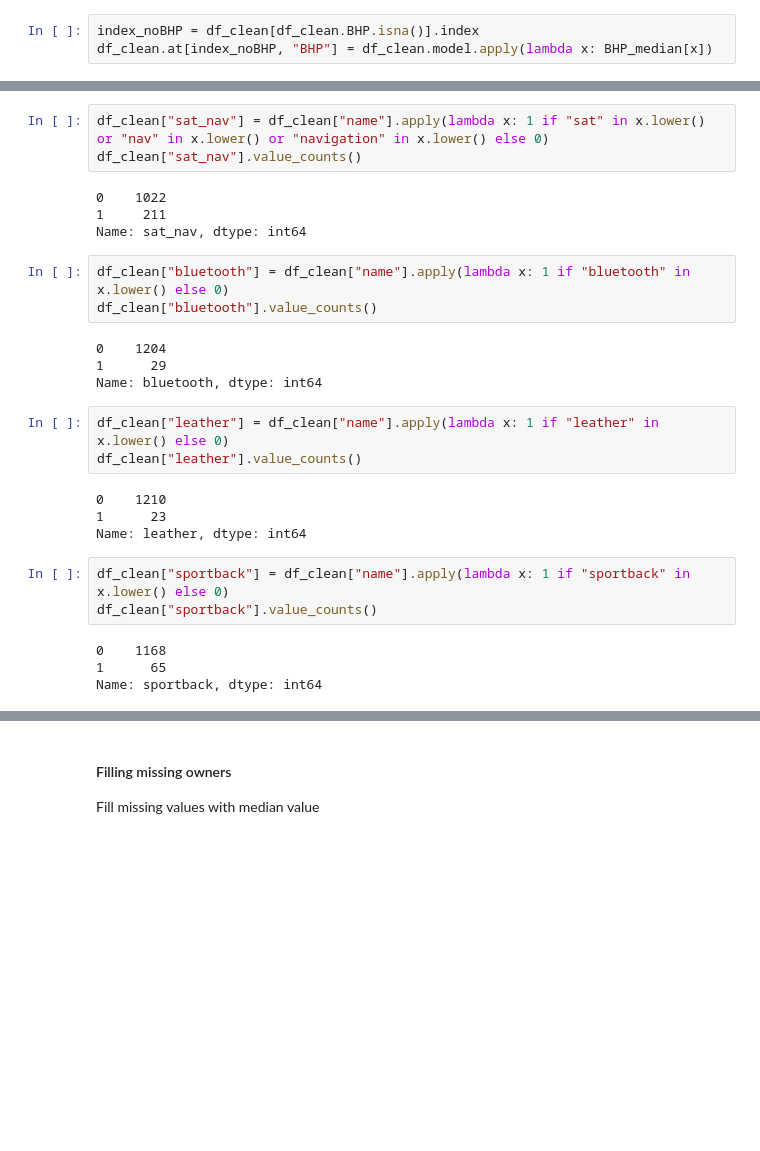
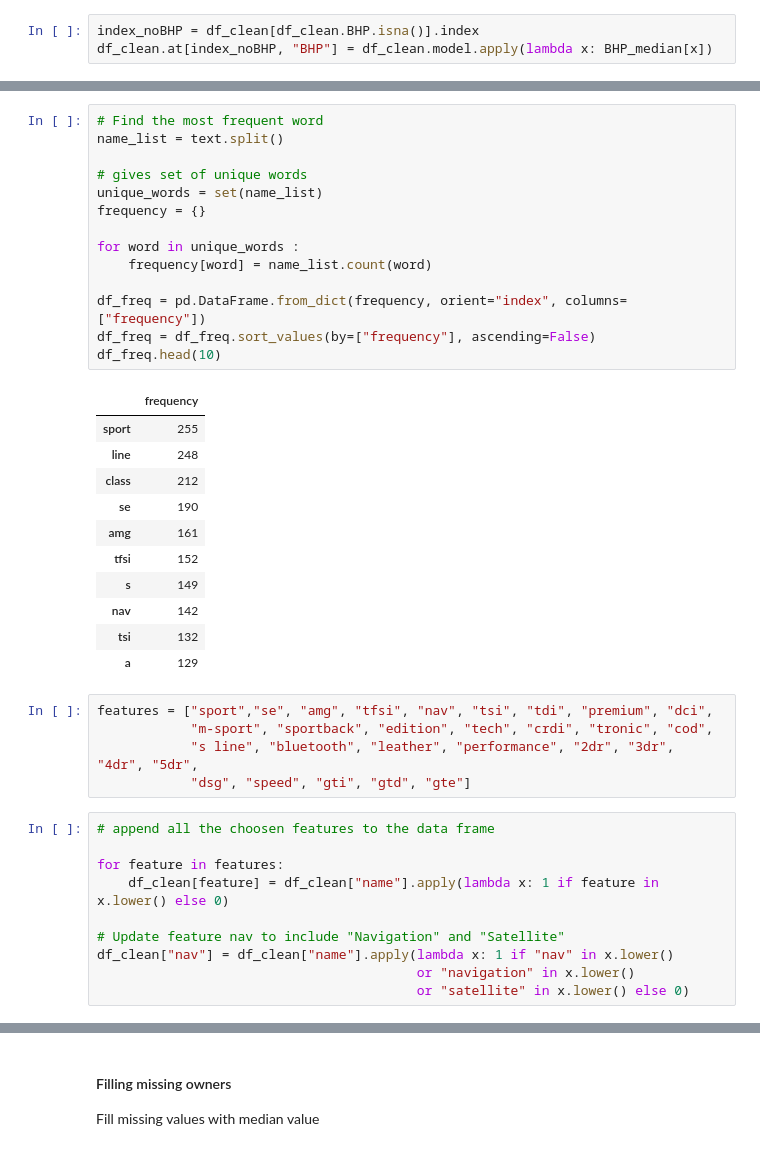
Before and after one commit to Hyang0219/Autotrader_estimator_project, a Jupyter notebook: data_cleanning.ipynb, the cells around one changed output, grey strips where cells are left out. Saved outputs shown, nothing was run; the diff lists cells and outputs as text; blank space fills up the shorter version.

```diff
--- a/data_cleanning.ipynb
+++ b/data_cleanning.ipynb
@@ -343,28 +342,41 @@ Name: amg, dtype: int64
+# %%
+# Find the most frequent word
+name_list = text.split()
+
+# gives set of unique words
+unique_words = set(name_list)
+frequency = {}
+
+for word in unique_words :
+    frequency[word] = name_list.count(word)
+
+df_freq = pd.DataFrame.from_dict(frequency, orient="index", columns=["frequency"])
+df_freq = df_freq.sort_values(by=["frequency"], ascending=False)
+df_freq.head(10)
+# %% [output]
+|  | frequency |
+| sport | 255 |
+| line | 248 |
+| class | 212 |
+| se | 190 |
+| amg | 161 |
+| tfsi | 152 |
+| s | 149 |
+| nav | 142 |
+| tsi | 132 |
+| a | 129 |
+# %%
+features = ["sport","se", "amg", "tfsi", "nav", "tsi", "tdi", "premium", "dci",
+            "m-sport", "sportback", "edition", "tech", "crdi", "tronic", "cod",
+            "s line", "bluetooth", "leather", "performance", "2dr", "3dr", "4dr", "5dr",
+            "dsg", "speed", "gti", "gtd", "gte"]
 # %%
-df_clean["sat_nav"] = df_clean["name"].apply(lambda x: 1 if "sat" in x.lower() or "nav" in x.lower() or "navigation" in x.lower() else 0)
-df_clean["sat_nav"].value_counts()
+# append all the choosen features to the data frame
+
+for feature in features:
+    df_clean[feature] = df_clean["name"].apply(lambda x: 1 if feature in x.lower() else 0)
+
+# Update feature nav to include "Navigation" and "Satellite"
+df_clean["nav"] = df_clean["name"].apply(lambda x: 1 if "nav" in x.lower()
+                                         or "navigation" in x.lower()
+                                         or "satellite" in x.lower() else 0)
-# %% [output]
-0    1022
-1     211
-Name: sat_nav, dtype: int64
-# %%
-df_clean["bluetooth"] = df_clean["name"].apply(lambda x: 1 if "bluetooth" in x.lower() else 0)
-df_clean["bluetooth"].value_counts()
-# %% [output]
-0    1204
-1      29
-Name: bluetooth, dtype: int64
-# %%
-df_clean["leather"] = df_clean["name"].apply(lambda x: 1 if "leather" in x.lower() else 0)
-df_clean["leather"].value_counts()
-# %% [output]
-0    1210
-1      23
-Name: leather, dtype: int64
-# %%
-df_clean["sportback"] = df_clean["name"].apply(lambda x: 1 if "sportback" in x.lower() else 0)
-df_clean["sportback"].value_counts()
-# %% [output]
-0    1168
-1      65
-Name: sportback, dtype: int64
```
Also changed, not shown: parts of 20 cells of this notebook, 1 other file.
